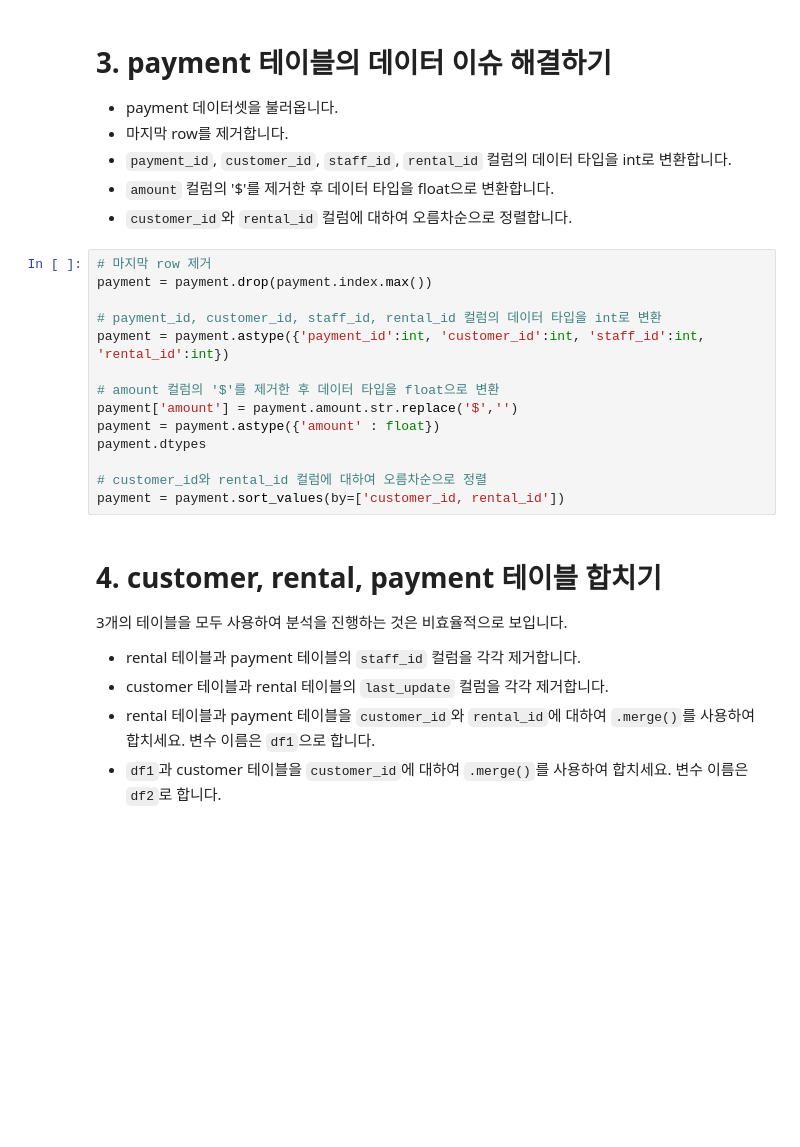
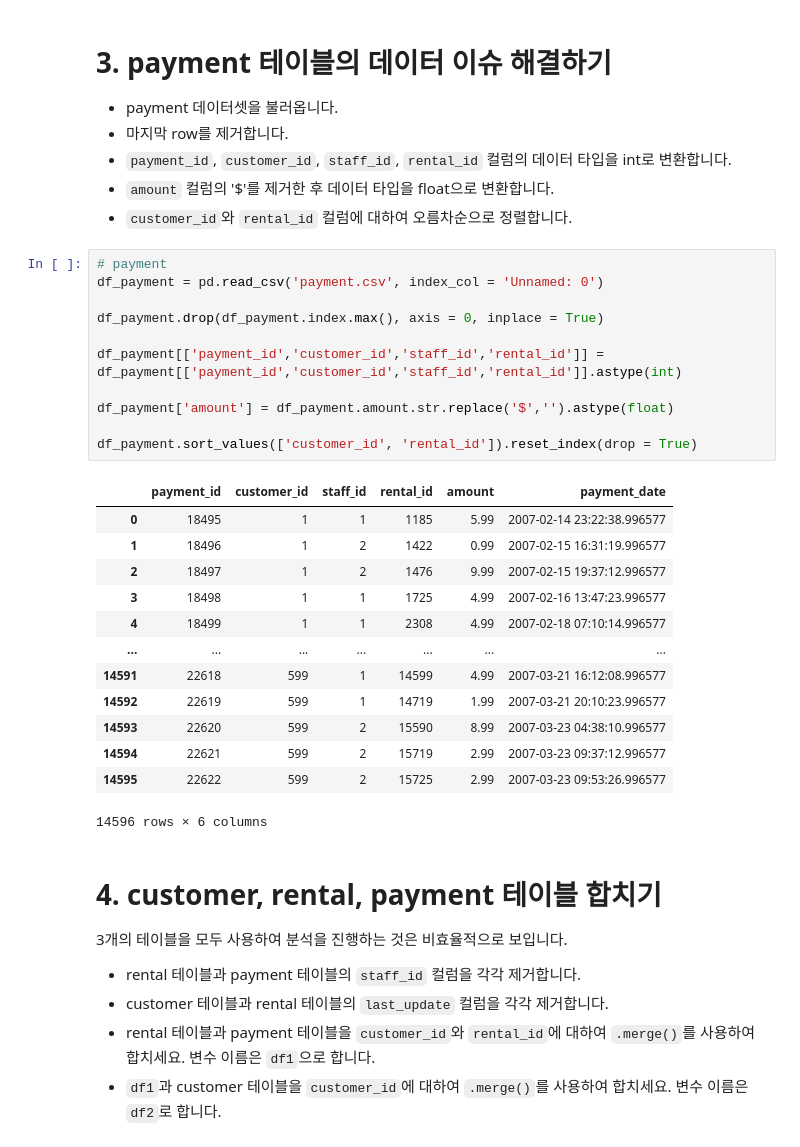
Before and after one commit to KindOrca/BootCamp, a Jupyter notebook: n113 & 114 - Data Wrangling/n114a-Data Wrangling(2).ipynb, the cells around one changed output. Saved outputs shown, nothing was run; the diff lists cells and outputs as text; blank space fills up the shorter version.

```diff
--- a/n113 & 114 - Data Wrangling/n114a-Data Wrangling(2).ipynb
+++ b/n113 & 114 - Data Wrangling/n114a-Data Wrangling(2).ipynb
@@ -68,20 +94,31 @@ rental.reset_index()
 - `payment_id`, `customer_id`, `staff_id`, `rental_id` 컬럼의 데이터 타입을 int로 변환합니다.
 - `amount` 컬럼의 '$'를 제거한 후 데이터 타입을 float으로 변환합니다.
 - `customer_id`와 `rental_id` 컬럼에 대하여 오름차순으로 정렬합니다.
-# %%
-# 마지막 row 제거
-payment = payment.drop(payment.index.max())
-
-# payment_id, customer_id, staff_id, rental_id 컬럼의 데이터 타입을 int로 변환
-payment = payment.astype({'payment_id':int, 'customer_id':int, 'staff_id':int, 'rental_id':int})
-
-# amount 컬럼의 '$'를 제거한 후 데이터 타입을 float으로 변환
-payment['amount'] = payment.amount.str.replace('$','')
-payment = payment.astype({'amount' : float})
-payment.dtypes
-
-# customer_id와 rental_id 컬럼에 대하여 오름차순으로 정렬
-payment = payment.sort_values(by=['customer_id, rental_id'])
+# %%
+# payment
+df_payment = pd.read_csv('payment.csv', index_col = 'Unnamed: 0')
+
+df_payment.drop(df_payment.index.max(), axis = 0, inplace = True)
+
+df_payment[['payment_id','customer_id','staff_id','rental_id']] = df_payment[['payment_id','customer_id','staff_id','rental_id']].astype(int)
+
+df_payment['amount'] = df_payment.amount.str.replace('$','').astype(float)
+
+df_payment.sort_values(['customer_id', 'rental_id']).reset_index(drop = True)
+# %% [output]
+|  | payment_id | customer_id | staff_id | rental_id | amount | payment_date |
+| 0 | 18495 | 1 | 1 | 1185 | 5.99 | 2007-02-14 23:22:38.996577 |
+| 1 | 18496 | 1 | 2 | 1422 | 0.99 | 2007-02-15 16:31:19.996577 |
+| 2 | 18497 | 1 | 2 | 1476 | 9.99 | 2007-02-15 19:37:12.996577 |
+| 3 | 18498 | 1 | 1 | 1725 | 4.99 | 2007-02-16 13:47:23.996577 |
+| 4 | 18499 | 1 | 1 | 2308 | 4.99 | 2007-02-18 07:10:14.996577 |
+| ... | ... | ... | ... | ... | ... | ... |
+| 14591 | 22618 | 599 | 1 | 14599 | 4.99 | 2007-03-21 16:12:08.996577 |
+| 14592 | 22619 | 599 | 1 | 14719 | 1.99 | 2007-03-21 20:10:23.996577 |
+| 14593 | 22620 | 599 | 2 | 15590 | 8.99 | 2007-03-23 04:38:10.996577 |
+| 14594 | 22621 | 599 | 2 | 15719 | 2.99 | 2007-03-23 09:37:12.996577 |
+| 14595 | 22622 | 599 | 2 | 15725 | 2.99 | 2007-03-23 09:53:26.996577 |
+14596 rows × 6 columns
 # %% [markdown]
 # 4. customer, rental, payment 테이블 합치기
 3개의 테이블을 모두 사용하여 분석을 진행하는 것은 비효율적으로 보입니다.
```
Also changed, not shown: parts of 7 cells of this notebook.
